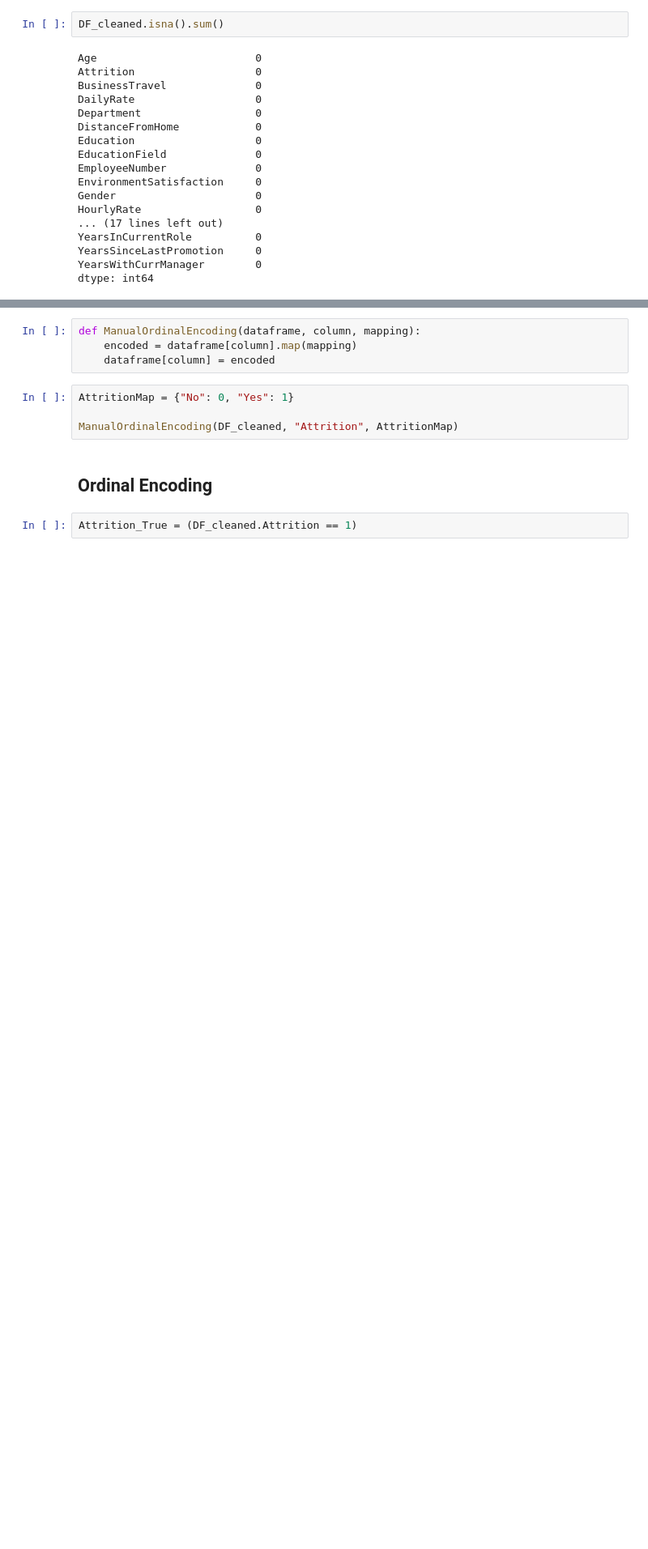
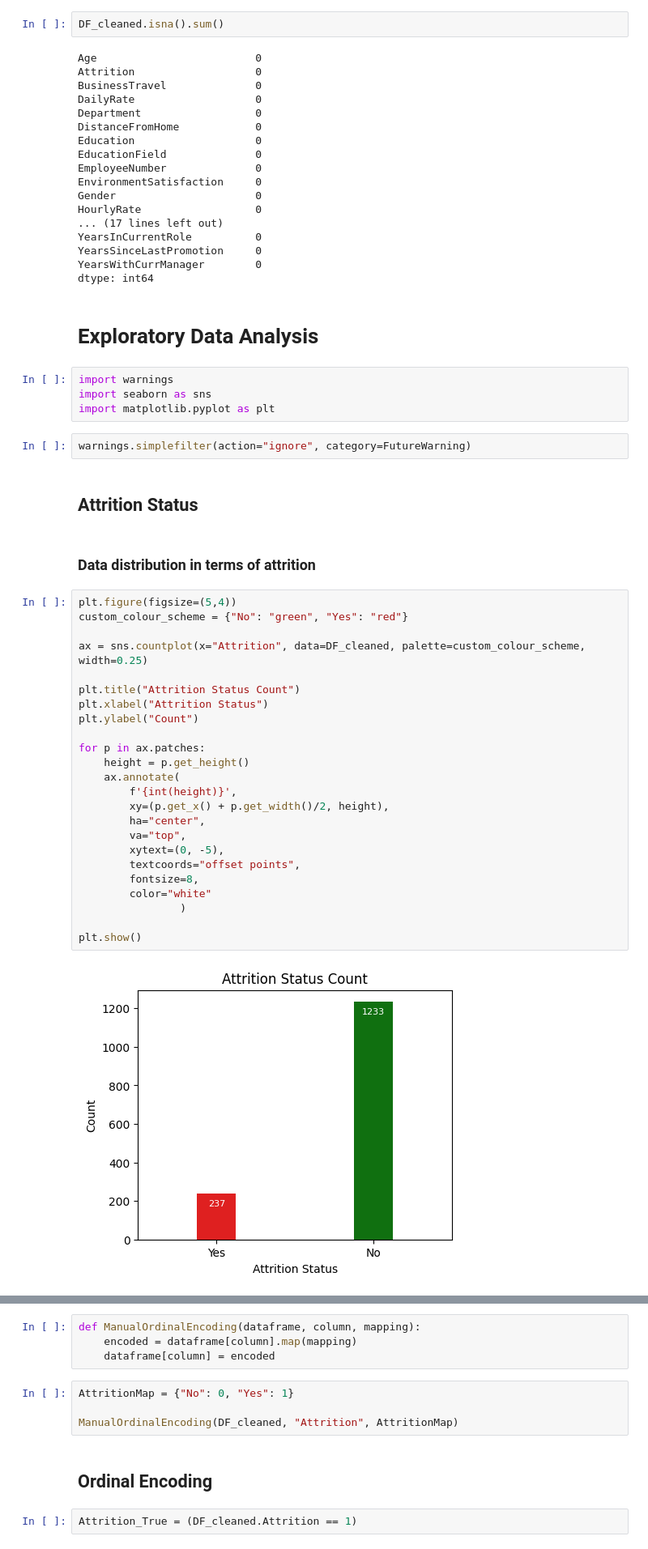
Before and after one commit to AKA-SSH/Employee-Attrition, a Jupyter notebook: hr-employee-attrition.ipynb, the cells around one changed output, grey strips where cells are left out. Shown: that part at 81% size. Drawn from its saved outputs; the diff is of its cells as text; blank space fills up the shorter version.

Commit message:
Kaggle Notebook | Employee Attrition | Version 3

```diff
--- a/hr-employee-attrition.ipynb
+++ b/hr-employee-attrition.ipynb
@@ -30,3 +30,41 @@ YearsInCurrentRole          0
 YearsSinceLastPromotion     0
 YearsWithCurrManager        0
 dtype: int64
+# %% [markdown]
+# Exploratory Data Analysis
+# %%
+import warnings
+import seaborn as sns
+import matplotlib.pyplot as plt
+# %%
+warnings.simplefilter(action="ignore", category=FutureWarning)
+# %% [markdown]
+## Attrition Status
+# %% [markdown]
+### Data distribution in terms of attrition
+# %%
+plt.figure(figsize=(5,4))
+custom_colour_scheme = {"No": "green", "Yes": "red"}
+
+ax = sns.countplot(x="Attrition", data=DF_cleaned, palette=custom_colour_scheme, width=0.25)
+
+plt.title("Attrition Status Count")
+plt.xlabel("Attrition Status")
+plt.ylabel("Count")
+
+for p in ax.patches:
+    height = p.get_height()
+    ax.annotate(
+        f'{int(height)}',
+        xy=(p.get_x() + p.get_width()/2, height),
+        ha="center",
+        va="top",
+        xytext=(0, -5),
+        textcoords="offset points",
+        fontsize=8,
+        color="white"
+                )
+
+plt.show()
+# %% [output]
+[figure, added]
```
Also changed, not shown: parts of 46 cells of this notebook.
